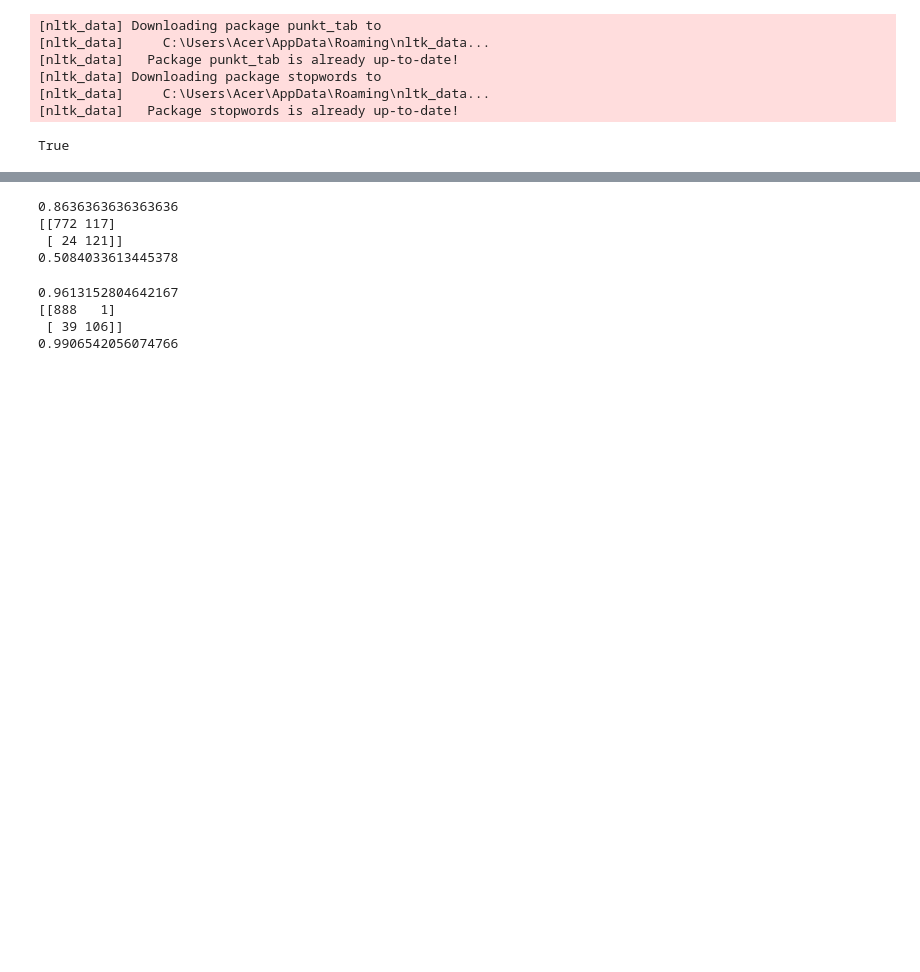
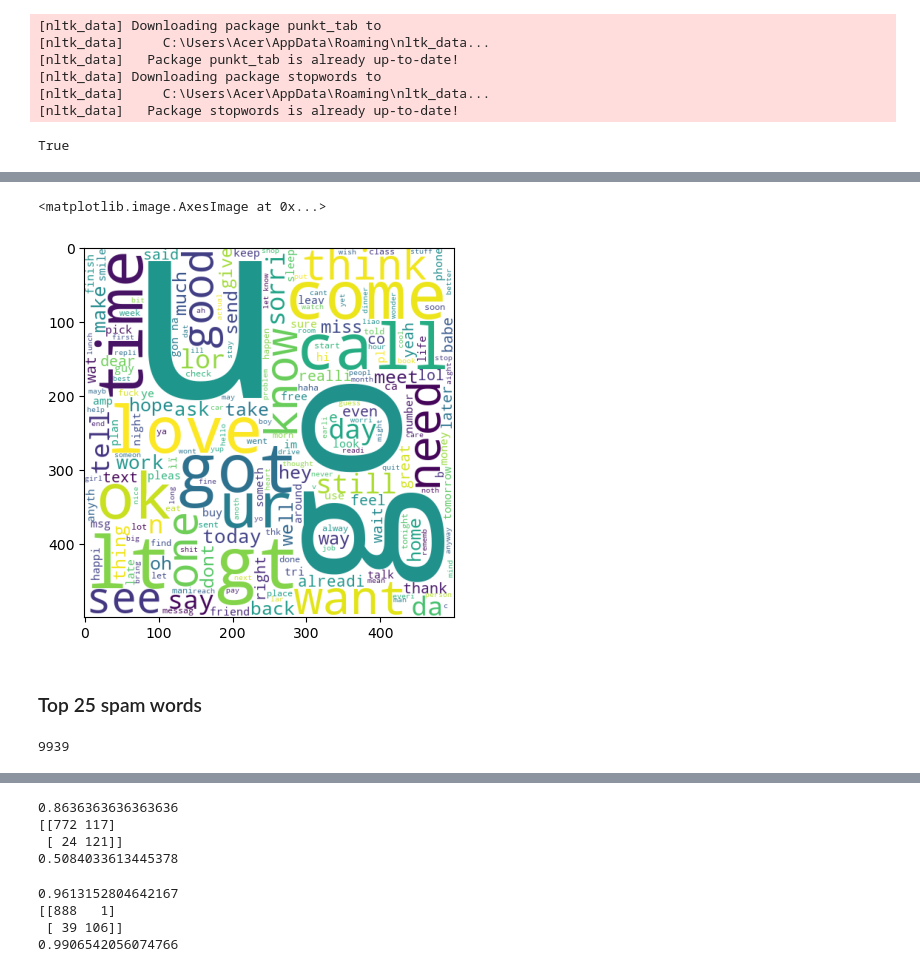
Before and after one commit to ShivRam013/Spam-Predictor, a Jupyter notebook: spam_py_code.ipynb, the cells around one changed output, grey strips where cells are left out. Drawn from its saved outputs; the diff is of its cells as text; code cells hidden in the pictures; blank space fills up the shorter version.

```diff
--- a/spam_py_code.ipynb
+++ b/spam_py_code.ipynb
@@ -89,0 +104,9 @@ Y = dataset["target"]
+# %%
+ham_wc = wc.generate(dataset[dataset["target"]==0]["transformed_text"].str.cat(sep=" "))
+# %%
+plt.imshow(ham_wc)
+# %% [output]
+<matplotlib.image.AxesImage at 0x...>
+[figure, added]
+# %% [markdown]
+### Top 25 spam words
@@ -89,0 +118,4 @@ Y = dataset["target"]
+# %%
+len(top_spam)
+# %% [output]
+9939
```
Also changed, not shown: parts of 23 cells of this notebook.
